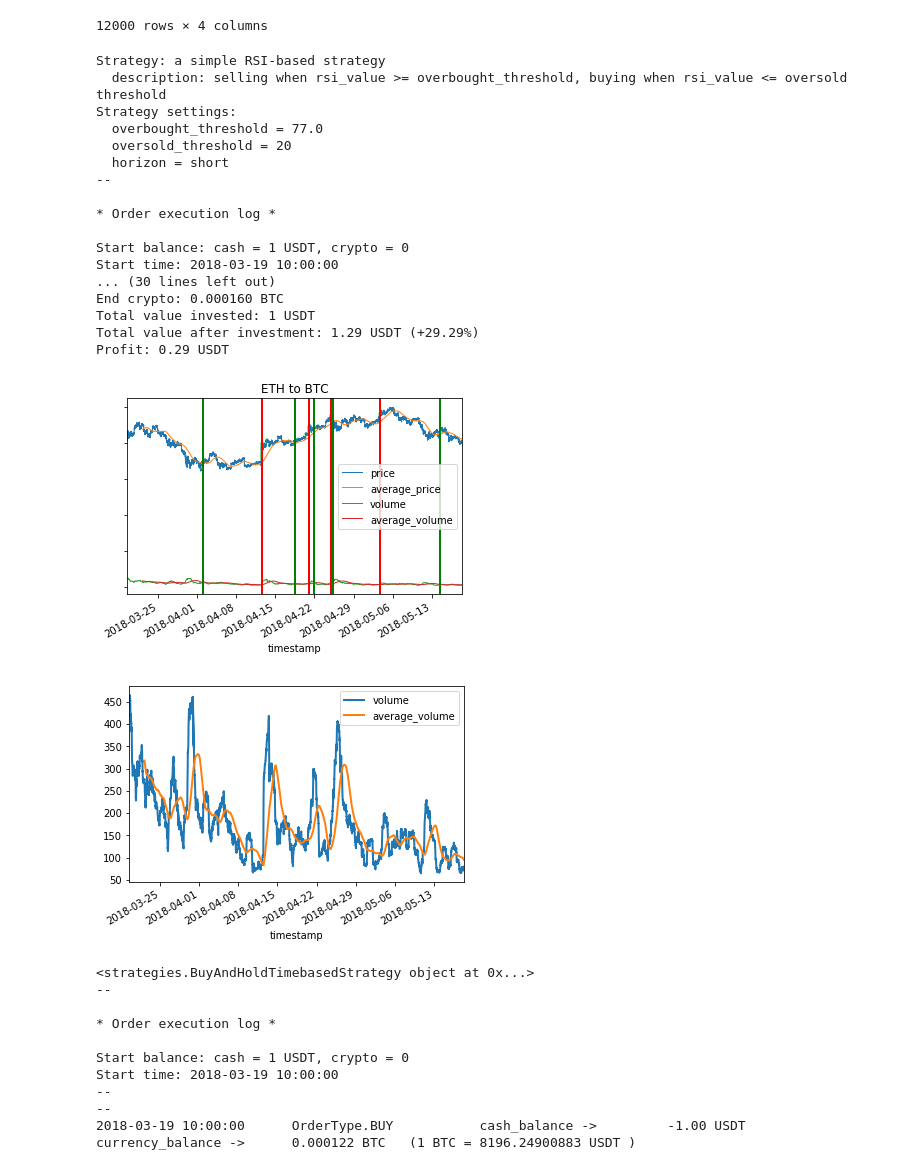
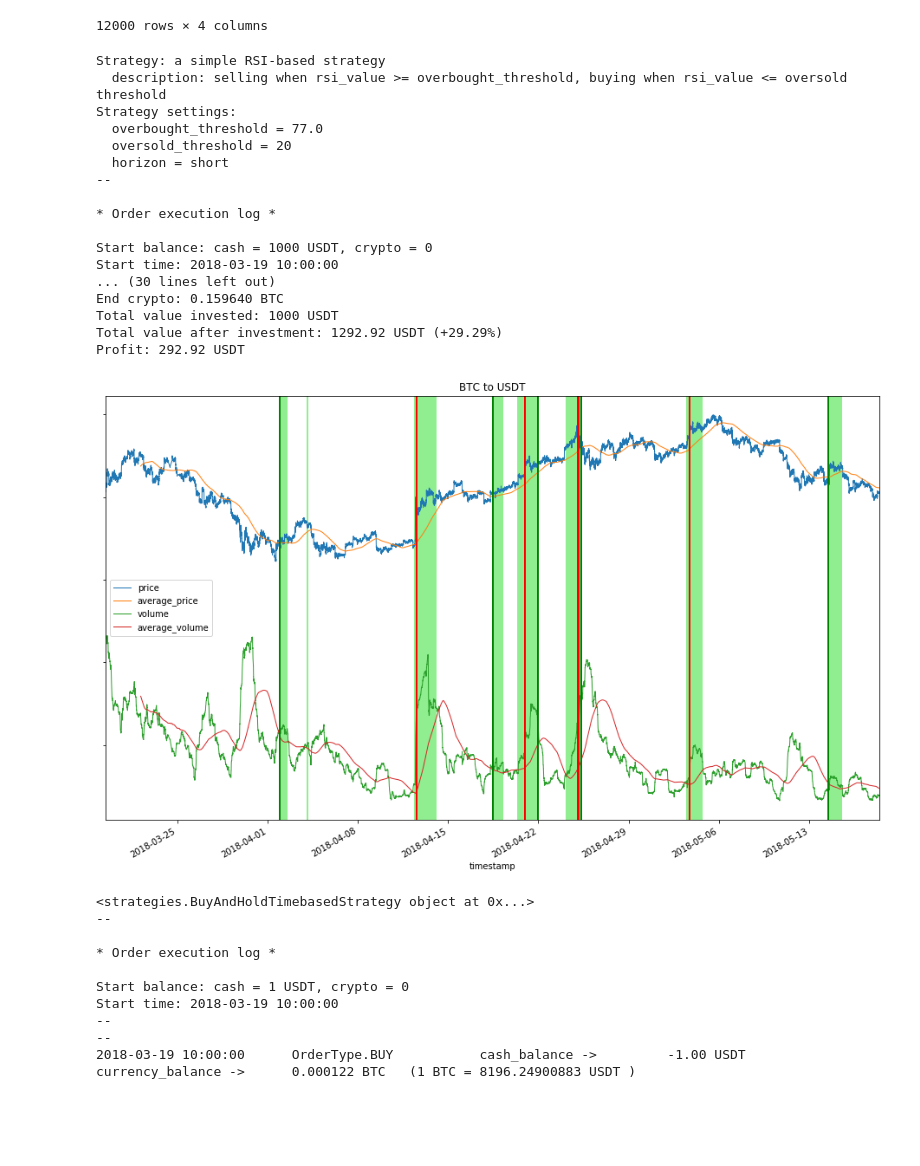
Before and after one commit to IntelligentTrading/science, a Jupyter notebook: backtesting/volume_based_indicator.ipynb, the cells around one changed output. Saved outputs shown, nothing was run; the diff lists cells and outputs as text; code cells hidden in the pictures; blank space fills up the shorter version.

```diff
--- a/backtesting/volume_based_indicator.ipynb
+++ b/backtesting/volume_based_indicator.ipynb
@@ -29,7 +29,7 @@ prices_df = get_prices_in_range(start_time, end_time, transaction_currency, coun
 prices_df.price /= 1E8
 
 volumes_df = get_volumes_in_range(start_time, end_time, transaction_currency, counter_currency, source)
-volumes_df.volume /= 1E5 # scaling for visualization
+volumes_df.volume /= 1E4 #5 # scaling for visualization
 
 sma_price = talib.SMA(np.array(prices_df.price, dtype=float), timeperiod=AVERAGING_PERIOD)
 sma_volume = talib.SMA(np.array(volumes_df.volume, dtype=float), timeperiod=AVERAGING_PERIOD)
@@ -117,7 +117,7 @@ Profit: 0.17 USDT
 # %%
 def plot_results(include_all_buy=True, include_first_cross=False, include_orders=True):
 
-    ax = price_volume_df.plot(lw=1, title="ETH to BTC")
+    ax = price_volume_df.plot(lw=1, title="{} to {}".format(transaction_currency, counter_currency), figsize=(16,10))
     volumes_df.plot(lw=2)
 
     if include_all_buy:
@@ -125,9 +125,9 @@ def plot_results(include_all_buy=True, include_first_cross=False, include_orders
             timestamp = pd.to_datetime(signal.timestamp, unit="s")
             price = signal.price
             if signal.trend == 1:
-                #ax.axvline(timestamp, color="lightgreen", lw=1)
-                circle = plt.Circle((timestamp, price), 0.1, color="lightgreen")
-                ax.add_artist(circle)
+                ax.axvline(timestamp, color="lightgreen", lw=1, zorder=-1)
+                #circle = plt.Circle((timestamp, price), 10000, color="lightgreen")
+                #ax.add_artist(circle)
 
     if include_first_cross:
         for signal in first_cross_buy_signals:
@@ -150,7 +150,7 @@ def plot_results(include_all_buy=True, include_first_cross=False, include_orders
             #circle = plt.Circle((timestamp, price), 0.05, color=color)
             #ax.add_artist(circle)
 
-    ax.set_yticklabels([])
+    #ax.set_yticklabels([])
     plt.show()
 # %%
 plot_results(include_all_buy=True, include_first_cross=False, include_orders=True)
@@ -222,6 +221,7 @@ def plot_profit_df(profit_df, title=""):
     from mpl_toolkits.mplot3d import Axes3D
     fig = plt.figure()
     ax = fig.add_subplot(111, projection='3d')
+    ax.dist = 11
 
     x = profit_df["Volume change percent"]
     y = profit_df["Price change percent"]
@@ -255,6 +255,7 @@ def plot_profit_df(profit_df, title=""):
     ax.set_xlabel('Volume change threshold')
     ax.set_ylabel('Price change threshold')
     ax.set_zlabel('Profit [%]')
+    ax.dist = 11
 
     plt.show()
 # %%
@@ -303,7 +304,6 @@ for overbought_threshold in range(70,100):
                                       overbought_threshold, oversold_threshold,
                                       transaction_currency, "RSI", source)
     profit_df = calculate_profits(sell_strategy)
-    profit_df
     profit_df['RSI overbought'] = pd.Series([overbought_threshold] * len(profit_df), index=profit_df.index)
     if all_results is None:
         all_results = profit_df
@@ -372,40 +372,39 @@ write_to_excel(all_results, "vbi_backtesting_btc_usdt.xlsx")
 # %%
 # Analyze the best parameter combination
 overbought_threshold = sorted_by_profit.iloc[0]["RSI overbought"]
 percent_change_volume = sorted_by_profit.iloc[0]["Volume change percent"]
 percent_change_price = sorted_by_profit.iloc[0]["Price change percent"]
 
 sell_strategy = SimpleRSIStrategy(start_time, end_time, horizon, counter_currency,
                                       overbought_threshold, oversold_threshold,
                                       transaction_currency, "RSI", source)
 strategy, all_buy_signals, first_cross_buy_signals = build_strategy(percent_change_volume,
                                                                                 percent_change_price,
                                                                                 buy_only_on_first_cross=True,
                                                                                 sell_strategy=sell_strategy)
 orders, _ = strategy.get_orders(start_cash, start_crypto)
-evaluation = strategy.evaluate(start_cash, start_crypto, start_time, end_time, verbose=True)
+evaluation = strategy.evaluate(1000, start_crypto, start_time, end_time, verbose=True)
 
 plot_results()
 # %% [output]
 Strategy: a simple RSI-based strategy
   description: selling when rsi_value >= overbought_threshold, buying when rsi_value <= oversold threshold
 Strategy settings:
   overbought_threshold = 77.0
   oversold_threshold = 20
   horizon = short
 --
 
 * Order execution log *
 
-Start balance: cash = 1 USDT, crypto = 0
+Start balance: cash = 1000 USDT, crypto = 0
 Start time: 2018-03-19 10:00:00
 ... (30 lines left out)
-End crypto: 0.000160 BTC
-Total value invested: 1 USDT
-Total value after investment: 1.29 USDT (+29.29%)
-Profit: 0.29 USDT
+End crypto: 0.159640 BTC
+Total value invested: 1000 USDT
+Total value after investment: 1292.92 USDT (+29.29%)
+Profit: 292.92 USDT
-[figure, old version]
+[figure, new version]
-[figure, removed]
 # %%
 # Let's establish the buy and hold and RSI baselines
 from strategies import BuyAndHoldTimebasedStrategy
```
Also changed, not shown: parts of 4 cells of this notebook, 1 other file.
